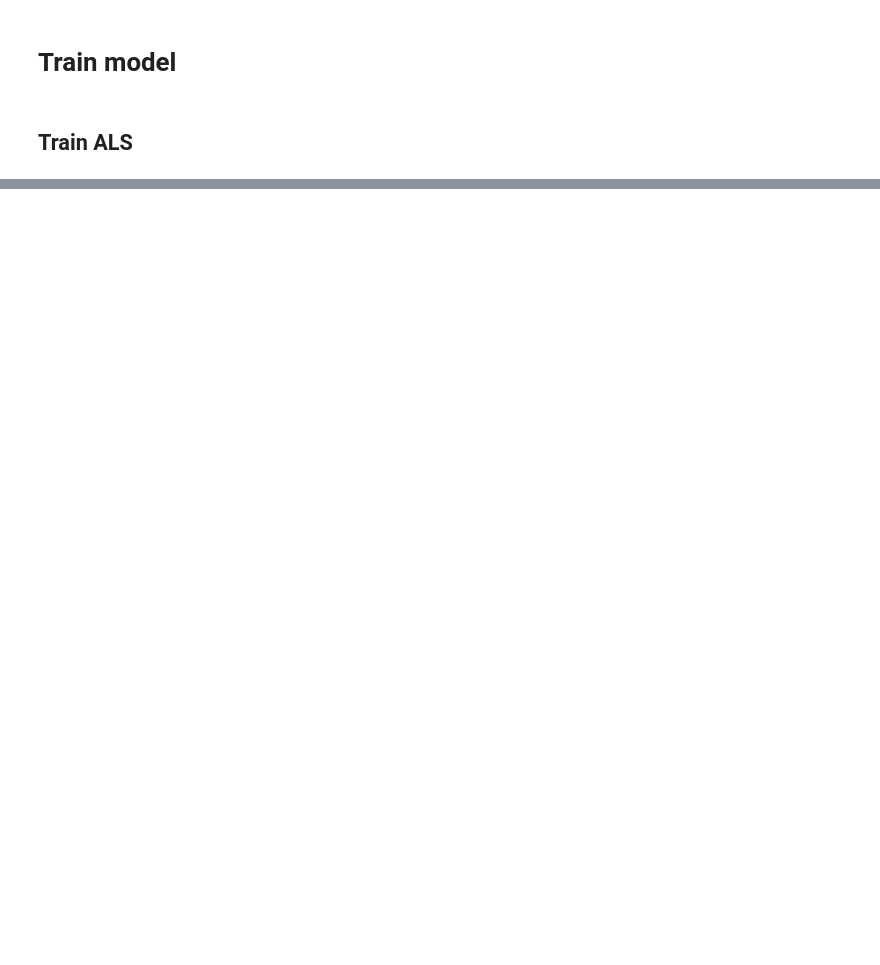
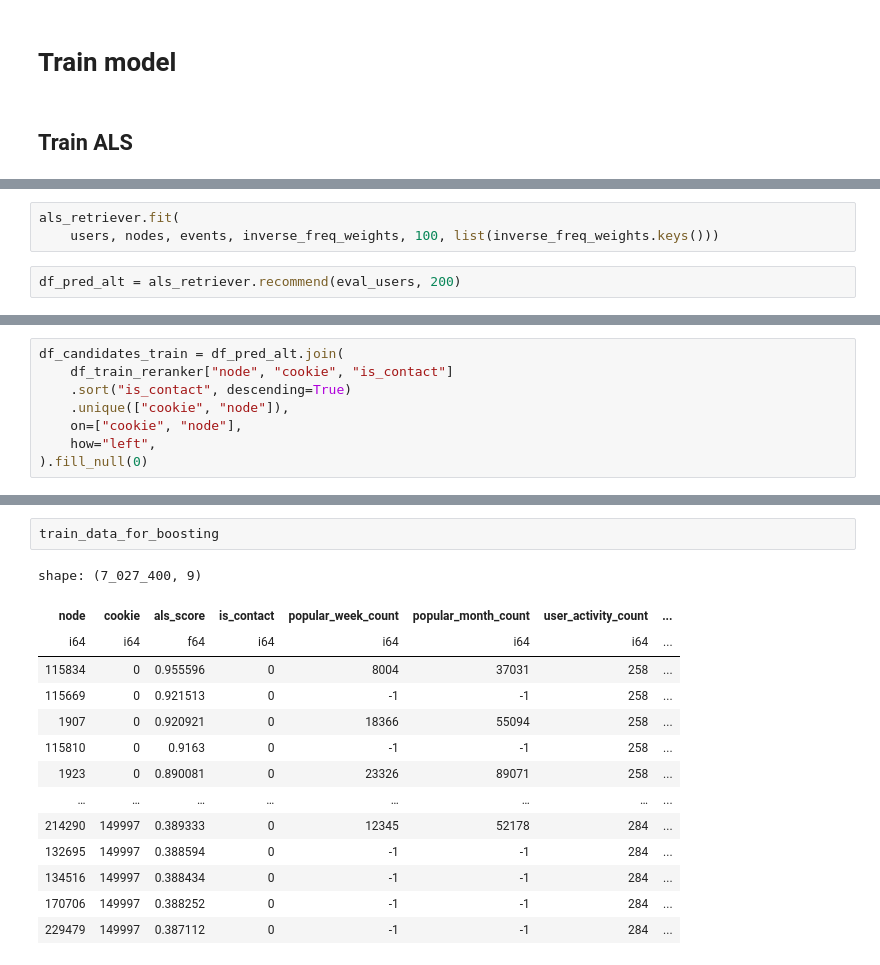
Before and after one commit to s1lver29/avito_cup_ml_2025, a Jupyter notebook: notebooks/baseline.ipynb, the cells around one changed output, grey strips where cells are left out. Drawn from its saved outputs; the diff is of its cells as text; blank space fills up the shorter version.

```diff
--- a/notebooks/baseline.ipynb
+++ b/notebooks/baseline.ipynb
@@ -128,0 +403,5 @@ df_pred = get_als_pred(users, nodes, eval_users)
+# %%
+als_retriever.fit(
+    users, nodes, events, inverse_freq_weights, 100, list(inverse_freq_weights.keys()))
+# %%
+df_pred_alt = als_retriever.recommend(eval_users, 200)
@@ -147,0 +671,8 @@ shape: (7_160, 3)
+# %%
+df_candidates_train = df_pred_alt.join(
+    df_train_reranker["node", "cookie", "is_contact"]
+    .sort("is_contact", descending=True)
+    .unique(["cookie", "node"]),
+    on=["cookie", "node"],
+    how="left",
+).fill_null(0)
@@ -147,0 +754,17 @@ shape: (7_160, 3)
+# %%
+train_data_for_boosting
+# %% [output]
+shape: (7_027_400, 9)
+| node | cookie | als_score | is_contact | popular_week_count | popular_month_count | user_activity_count | ... |
+| i64 | i64 | f64 | i64 | i64 | i64 | i64 | ... |
+| 115834 | 0 | 0.955596 | 0 | 8004 | 37031 | 258 | ... |
+| 115669 | 0 | 0.921513 | 0 | -1 | -1 | 258 | ... |
+| 1907 | 0 | 0.920921 | 0 | 18366 | 55094 | 258 | ... |
+| 115810 | 0 | 0.9163 | 0 | -1 | -1 | 258 | ... |
+| 1923 | 0 | 0.890081 | 0 | 23326 | 89071 | 258 | ... |
+| … | … | … | … | … | … | … | ... |
+| 214290 | 149997 | 0.389333 | 0 | 12345 | 52178 | 284 | ... |
+| 132695 | 149997 | 0.388594 | 0 | -1 | -1 | 284 | ... |
+| 134516 | 149997 | 0.388434 | 0 | -1 | -1 | 284 | ... |
+| 170706 | 149997 | 0.388252 | 0 | -1 | -1 | 284 | ... |
+| 229479 | 149997 | 0.387112 | 0 | -1 | -1 | 284 | ... |
```
Also changed, not shown: parts of 35 cells of this notebook.
